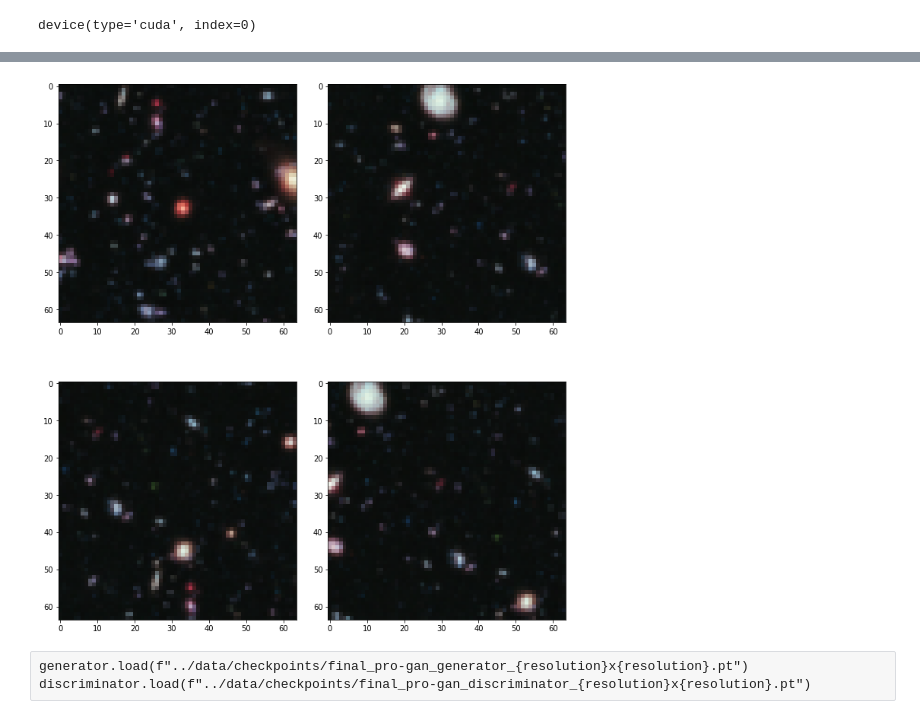
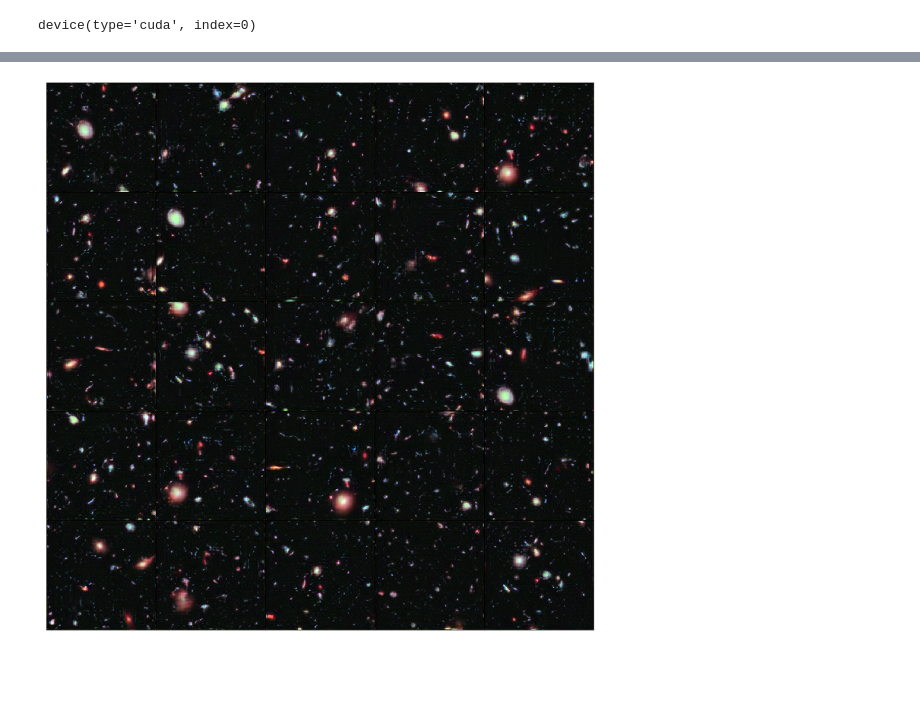
Before and after one commit to antoniojkim/DeepHubble, a Jupyter notebook: model/Pro-GAN.ipynb, the cells around one changed output, grey strips where cells are left out. Drawn from its saved outputs; the diff is of its cells as text; code cells hidden in the pictures; blank space fills up the shorter version.

```diff
--- a/model/Pro-GAN.ipynb
+++ b/model/Pro-GAN.ipynb
@@ -558,16 +121,0 @@ plt.show()
-# %%
-real_imgs = next(iter(dataloader))
-real_imgs = FromTensor(real_imgs)
-
-fig, ax = plt.subplots(2, 2, figsize=(10, 11))
-fig.tight_layout()
-ax[0][0].imshow(real_imgs[0])
-ax[0][1].imshow(real_imgs[1])
-ax[1][0].imshow(real_imgs[2])
-ax[1][1].imshow(real_imgs[3])
-plt.show()
-# %% [output]
-[figure, removed]
-# %% [raw]
-generator.load(f"../data/checkpoints/final_pro-gan_generator_{resolution}x{resolution}.pt")
-discriminator.load(f"../data/checkpoints/final_pro-gan_discriminator_{resolution}x{resolution}.pt")
@@ -576,0 +122,35 @@ discriminator.save(f"../data/checkpoints/final_pro-gan_discriminator_{resolution
+# %%
+generator = Generator(resolution=256, device=device)
+generator.load("../data/checkpoints/final_pro-gan_generator_256x256.pt")
+
+discriminator = Discriminator(resolution=256, device=device)
+discriminator.load("../data/checkpoints/final_pro-gan_discriminator_256x256.pt")
+# %%
+with torch.no_grad():
+    generator.eval()
+    discriminator.eval()
+
+    nrow = 5
+    ncol = 5
+
+    noise = generate_noise(generator, minibatch_size=nrow * ncol)
+    fake_output = generator.forward(noise, alpha=1)
+    fake_images = FromTensor(fake_output)
+
+    fig = plt.figure(figsize=(12, 12))
+
+    gs = gridspec.GridSpec(nrow, ncol,
+             wspace=0.0, hspace=0.0,
+             top=1.-0.5/(nrow+1), bottom=0.5/(nrow+1),
+             left=0.5/(ncol+1), right=1-0.5/(ncol+1))
+
+    for i, (r, c) in enumerate(np.ndindex((nrow, ncol))):
+        ax = plt.subplot(gs[r, c])
+        ax.imshow(fake_images[i])
+        ax.get_xaxis().set_visible(False)
+        ax.get_yaxis().set_visible(False)
+
+    plt.savefig("../images/generator_trained_256x256.png", bbox_inches='tight', pad_inches = 0)
+    plt.show()
+# %% [output]
+[figure, added]
```
Also changed, not shown: parts of 26 cells of this notebook, 3 other files.
